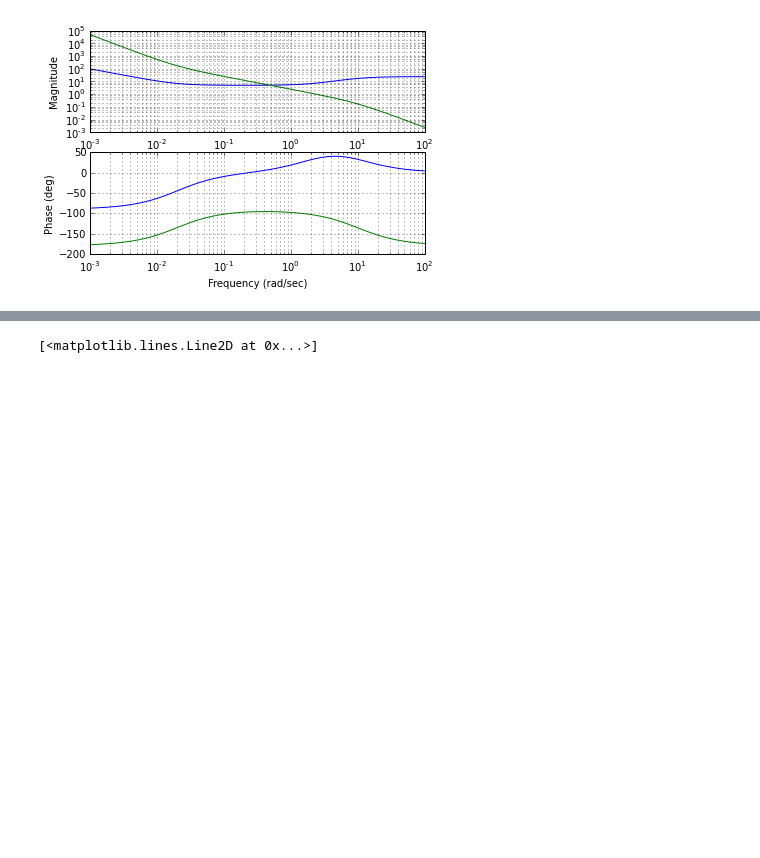
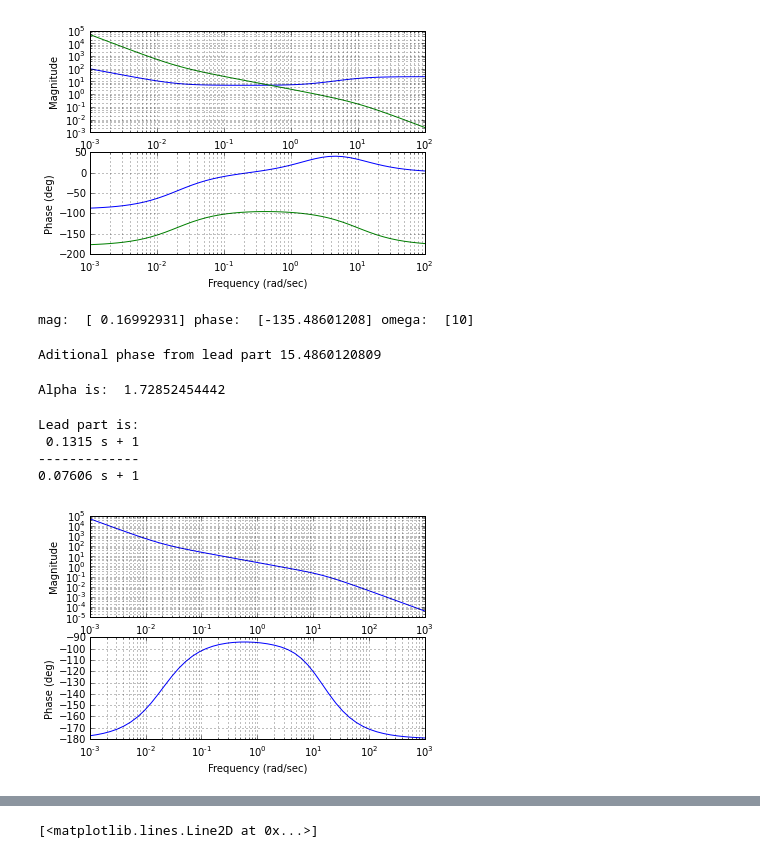
Before and after one commit to lmpizarro/apuntes-python-cientifico, a Jupyter notebook: src/notebooks/notebookCL.ipynb, the cells around one changed output, grey strips where cells are left out. Drawn from its saved outputs; the diff is of its cells as text; code cells hidden in the pictures; blank space fills up the shorter version.

```diff
--- a/src/notebooks/notebookCL.ipynb
+++ b/src/notebooks/notebookCL.ipynb
@@ -39,3 +43,39 @@ ctrl.bode(C*P);
 ----------------------
       0.1 s^2 + s
 [figure]
+# %%
+mag, phase, omega = ctrl.bode(C*P,[wgc],Plot=False)
+print "mag: ", mag, "phase: ", phase, "omega: ", omega
+# %% [output]
+mag:  [ 0.16992931] phase:  [-135.48601208] omega:  [10]
+# %%
+ph = phase[0]
+if ph >= 0:
+    ph = phase[0] -360
+
+Phase = -180 + desideredPM
+dPM = Phase - ph
+print "Aditional phase from lead part", dPM
+# %% [output]
+Aditional phase from lead part 15.4860120809
+# %%
+#Lead Part
+dPMrad = scp.pi*dPM/180
+alfa = (1+scp.sin(dPMrad))/(1-scp.sin(dPMrad))
+print "Alpha is: ", alfa
+# %% [output]
+Alpha is:  1.72852454442
+# %%
+Tlead = 1/(scp.sqrt(alfa)*wgc)
+Glead = ctrl.tf([alfa*Tlead,1],[Tlead,1])
+print "Lead part is:", Glead
+# %% [output]
+Lead part is:
+ 0.1315 s + 1
+-------------
+0.07606 s + 1
+# %%
+#ctrl.bode(P)
+ctrl.bode(C*Glead*P);
+# %% [output]
+[figure, added]
```
Also changed, not shown: parts of 6 cells of this notebook.
